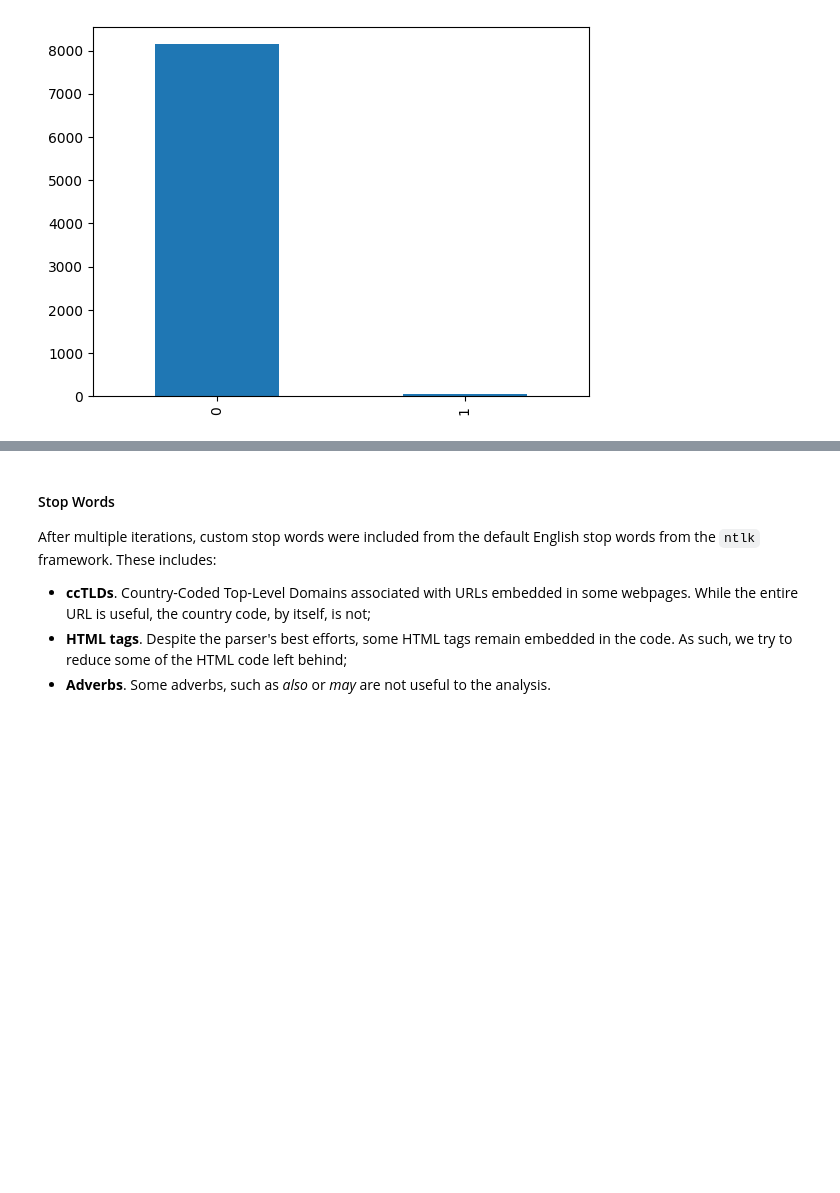
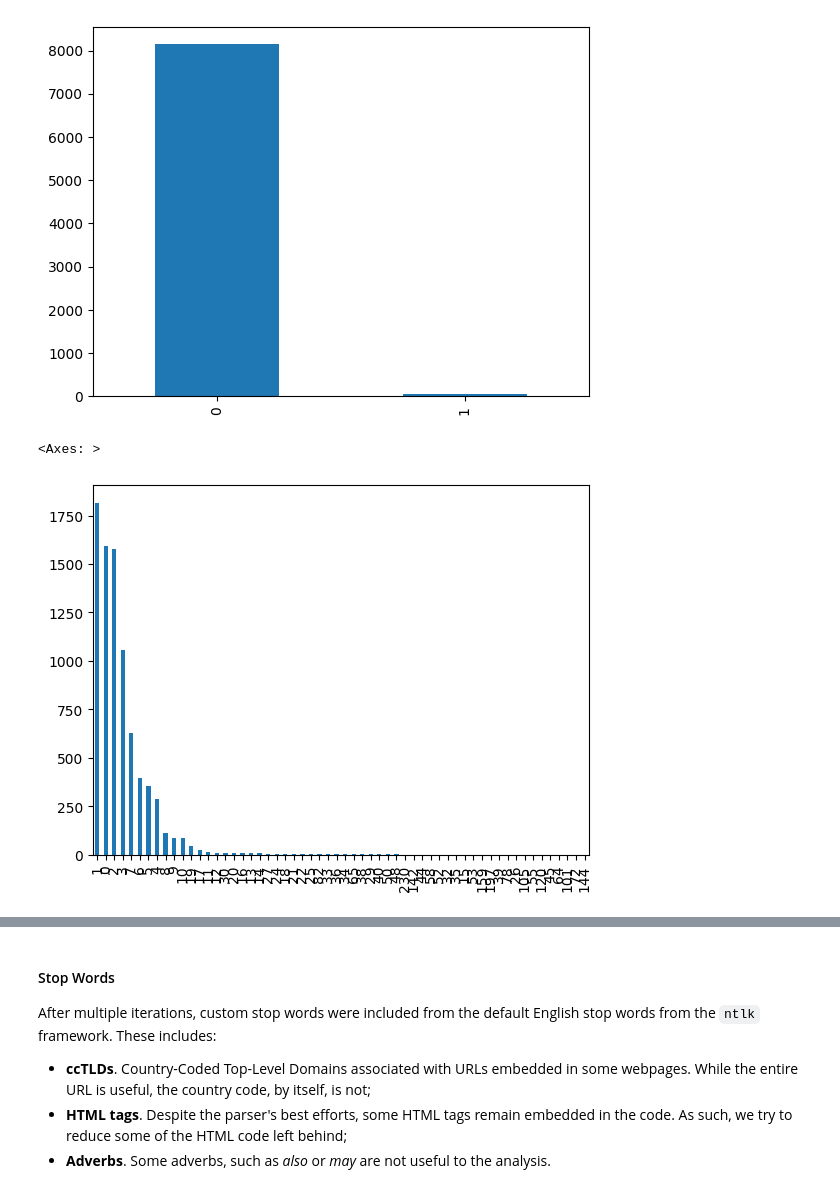
Before and after one commit to DeepCodeSec/ml1000-p3, a Jupyter notebook: notebooks/group_1_project.ipynb, the cells around one changed output, grey strips where cells are left out. Drawn from its saved outputs; the diff is of its cells as text; code cells hidden in the pictures; blank space fills up the shorter version.

```diff
--- a/notebooks/group_1_project.ipynb
+++ b/notebooks/group_1_project.ipynb
@@ -376,3 +455,14 @@ classification_counts.plot(kind='bar')
 # %% [output]
 <Axes: >
 [figure]
+# %%
+import matplotlib.pyplot as plt
+
+# Assume "df" is your DataFrame object
+classification_counts = df_features['img_count'].value_counts()
+
+# Plot the histogram
+classification_counts.plot(kind='bar')
+# %% [output]
+<Axes: >
+[figure, added]
```
Also changed, not shown: parts of 92 cells of this notebook.
